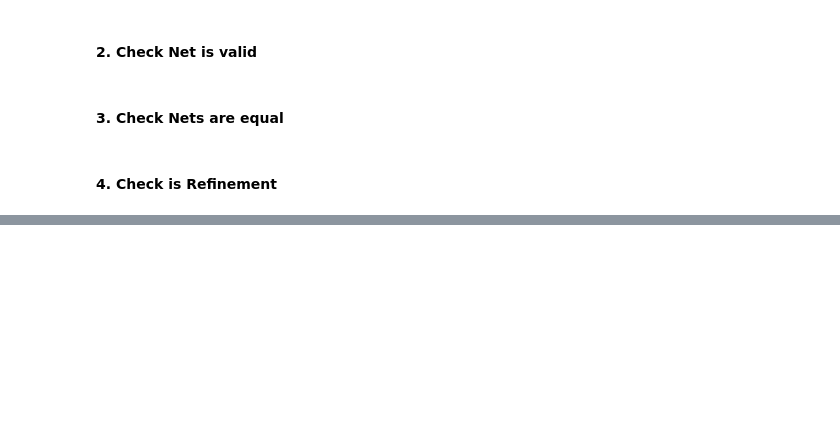
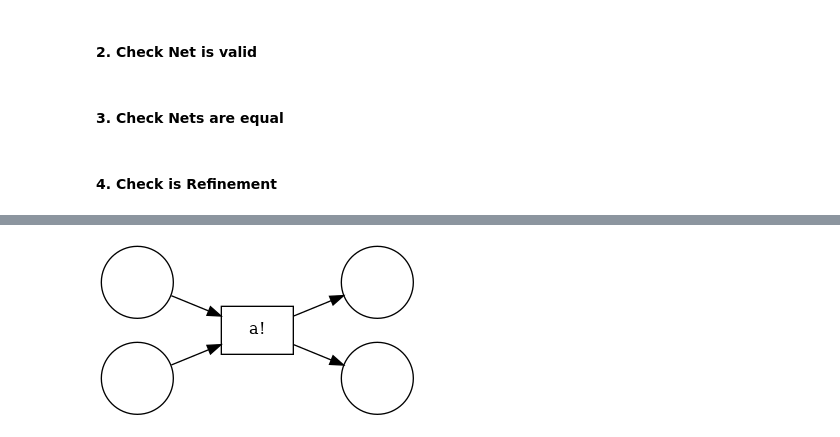
Before and after one commit to SimonLeiner/university-petri-nets, a Jupyter notebook: backend/notebooks/algorithm_tests.ipynb, the cells around one changed output, grey strips where cells are left out. Saved outputs shown, nothing was run; the diff lists cells and outputs as text; code cells hidden in the pictures; blank space fills up the shorter version.

```diff
--- a/backend/notebooks/algorithm_tests.ipynb
+++ b/backend/notebooks/algorithm_tests.ipynb
@@ -82,20 +98,24 @@ pm4py.view_petri_net(new_net, initial_marking, final_marking, format="png")
 # %%
 # Define the transformations to apply
 transformations = TRANSFORMATIONS[0:1]  # Adjust this as needed
 
 # Make a deep copy of the original net
 copy_net = ip1_net_a1.__deepcopy__()
 
 # Apply each transformation sequentially
 for transformation in transformations:
     new_copy_net = (
         copy_net.__deepcopy__()
     )  # Make a new deep copy for each transformation
     for place in copy_net.places:
-        new_copy_net = transformation.refine(place, new_copy_net)
+        new_copy_net = transformation.refine(
+            place, new_copy_net,
+        )
     copy_net = new_copy_net  # Update copy_net to the latest transformed net
 
 pm4py.view_petri_net(copy_net, initial_marking, final_marking, format="png")
+# %% [output]
+[figure, added]
 # %%
 is_ref, path = is_refinement(net, net, TRANSFORMATIONS)
 assert is_ref is True
```
Also changed, not shown: parts of 13 cells of this notebook, 9 other files.
